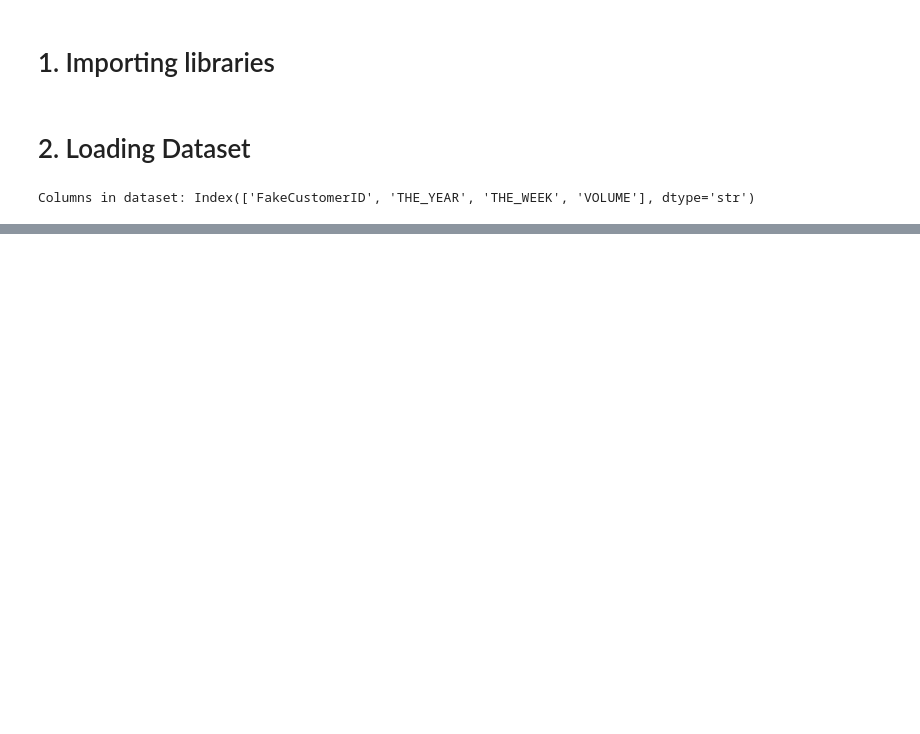
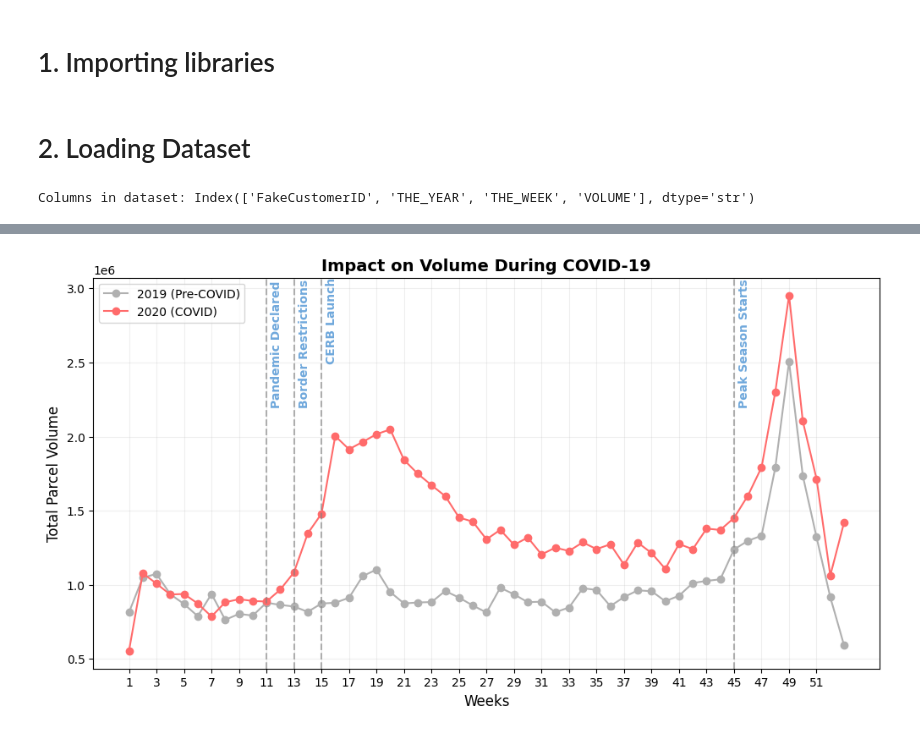
Before and after one commit to Ayman-Karovadiya-000590531/COMP-603-Final-Project, a Jupyter notebook: Group7_Project.ipynb, the cells around one changed output, grey strips where cells are left out. Drawn from its saved outputs; the diff is of its cells as text; code cells hidden in the pictures; blank space fills up the shorter version.

```diff
--- a/Group7_Project.ipynb
+++ b/Group7_Project.ipynb
@@ -250,0 +72,49 @@ Done! All charts saved and file exported.
+# %%
+df = pd.read_csv('COVID_Parcel_Business.csv')
+
+df_2019 = df[df['THE_YEAR'] == 2019]
+df_2020 = df[df['THE_YEAR'] == 2020]
+
+vol_2019 = df_2019.groupby('THE_WEEK')['VOLUME'].sum()
+vol_2020 = df_2020.groupby('THE_WEEK')['VOLUME'].sum()
+
+plt.figure(figsize=(12, 6))
+
+# Light color lines
+plt.plot(vol_2019.index, vol_2019.values, color='#B0B0B0', label='2019 (Pre-COVID)', marker='o')
+plt.plot(vol_2020.index, vol_2020.values, color='#FF6B6B', label='2020 (COVID)', marker='o')
+
+events = {
+    11: 'Pandemic Declared',
+    13: 'Border Restrictions',
+    15: 'CERB Launch',
+    45: 'Peak Season Starts'
+}
+
+y_positions = [0.75, 0.75, 0.85, 0.75]
+
+for i, (week, event) in enumerate(events.items()):
+    plt.axvline(x=week, linestyle='--', alpha=0.6, color='gray')
+    plt.text(
+        week + 0.3,
+        max(vol_2020.max(), vol_2019.max()) * y_positions[i],
+        event,
+        rotation=90,
+        fontsize=10,
+        fontweight='bold',
+        color='#6FA8DC'
+    )
+
+plt.title('Impact on Volume During COVID-19', fontsize=14, fontweight='bold')
+plt.xlabel('Weeks', fontsize=12)
+plt.ylabel('Total Parcel Volume', fontsize=12)
+
+plt.xticks(range(1, 53, 2))
+
+plt.legend()
+plt.grid(alpha=0.2)  # subtle grid for better readability
+
+plt.savefig('output/Graphs/covid_full_timeline.png', dpi=300, bbox_inches='tight')
+plt.show()
+# %% [output]
+[figure, added]
```
Also changed, not shown: parts of 32 cells of this notebook, 6 other files.
